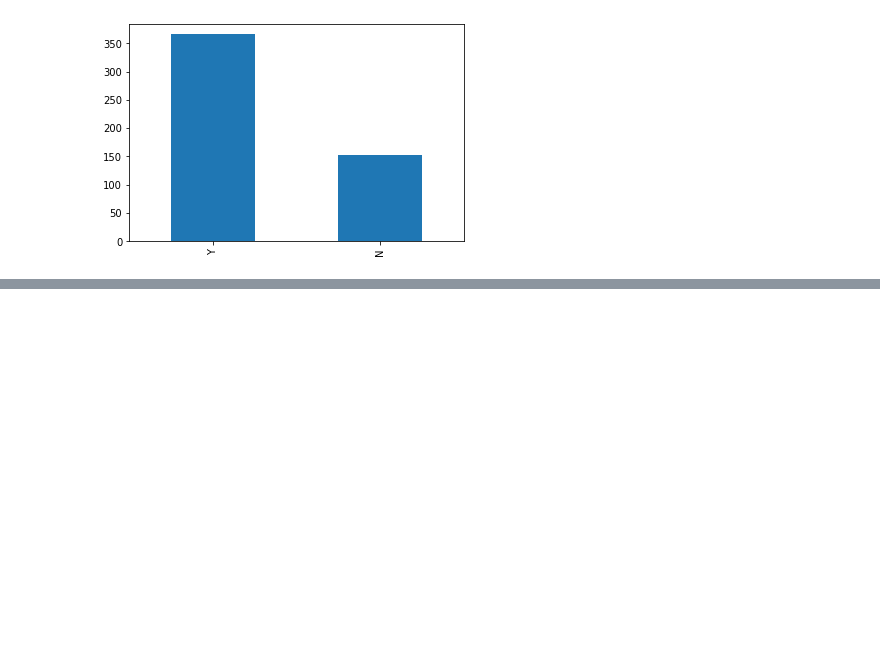
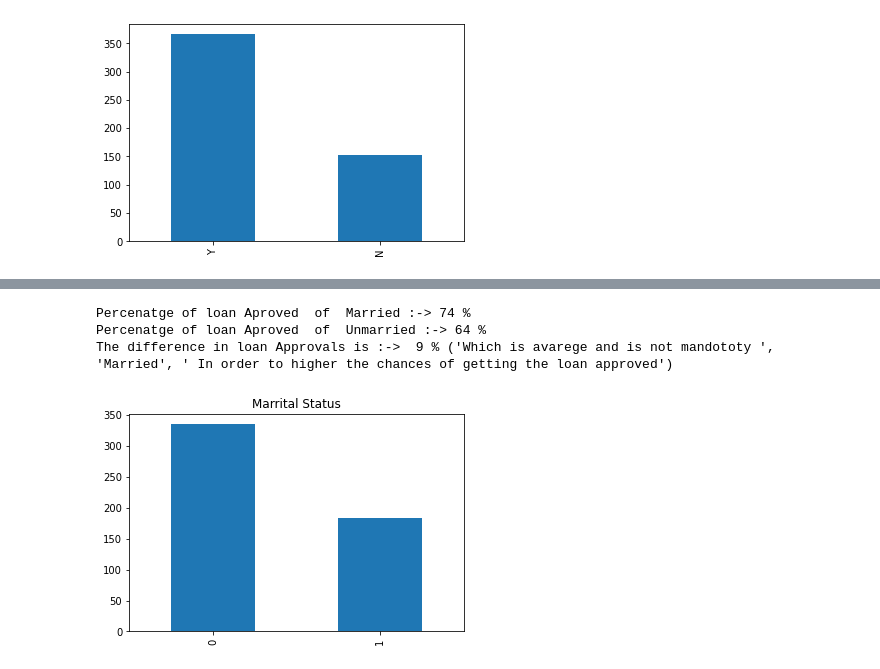
Before and after one commit to nzangi/Machine-Learning-Projects, a Jupyter notebook: Loan prediction/Loan_Prediction.ipynb, the cells around one changed output, grey strips where cells are left out. Saved outputs shown, nothing was run; the diff lists cells and outputs as text; code cells hidden in the pictures; blank space fills up the shorter version.

```diff
--- a/Loan prediction/Loan_Prediction.ipynb
+++ b/Loan prediction/Loan_Prediction.ipynb
@@ -267,0 +286,7 @@ TypeError: ignored
+# %%
+difference_plotter(2,'Married','Marrital Status',['Married','Unmarried'],['Yes','No'])
+# %% [output]
+Percenatge of loan Aproved  of  Married :-> 74 %
+Percenatge of loan Aproved  of  Unmarried :-> 64 %
+The difference in loan Approvals is :->  9 % ('Which is avarege and is not mandototy ', 'Married', ' In order to higher the chances of getting the loan approved')
+[figure, added]
```
Also changed, not shown: parts of 12 cells of this notebook.
